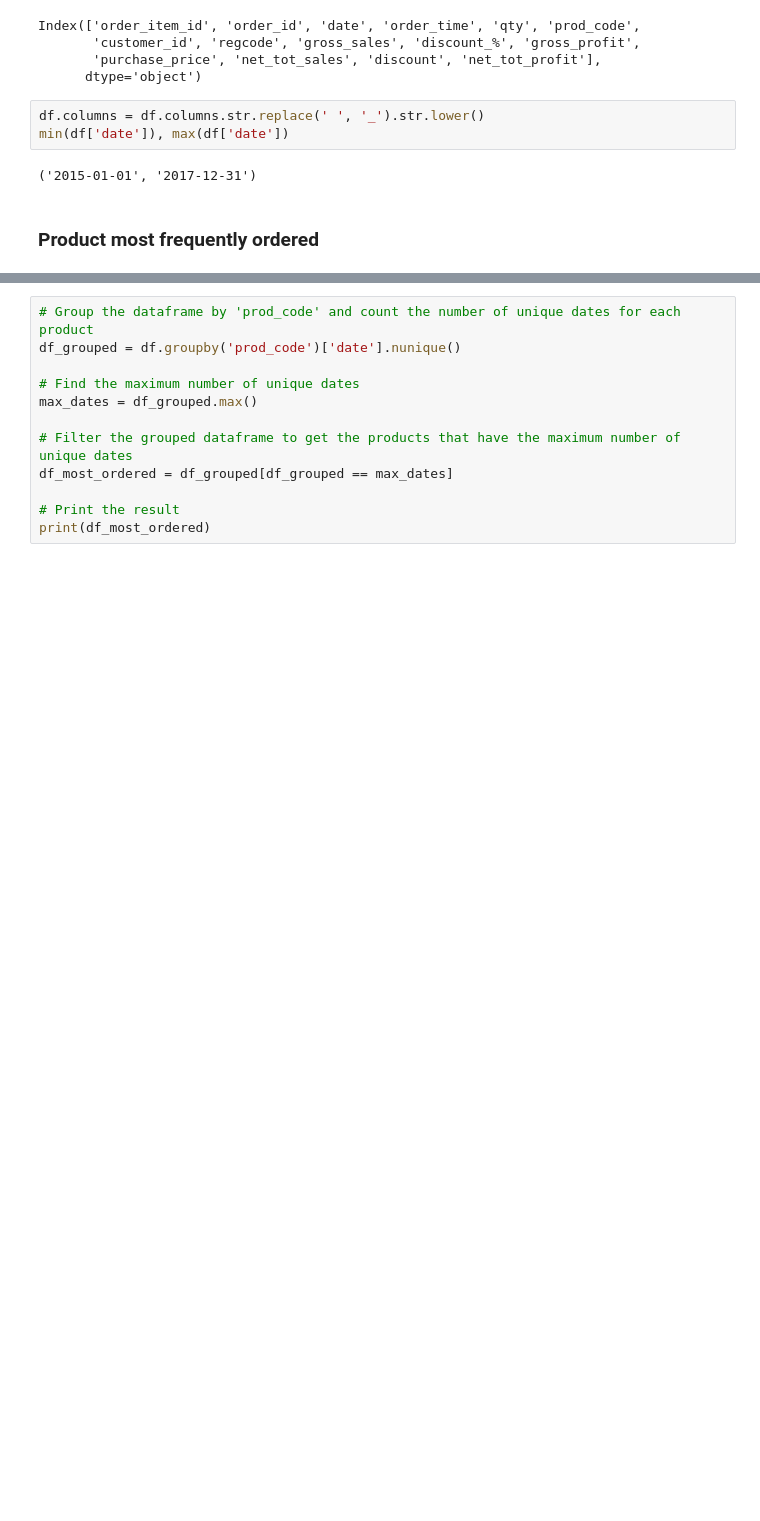
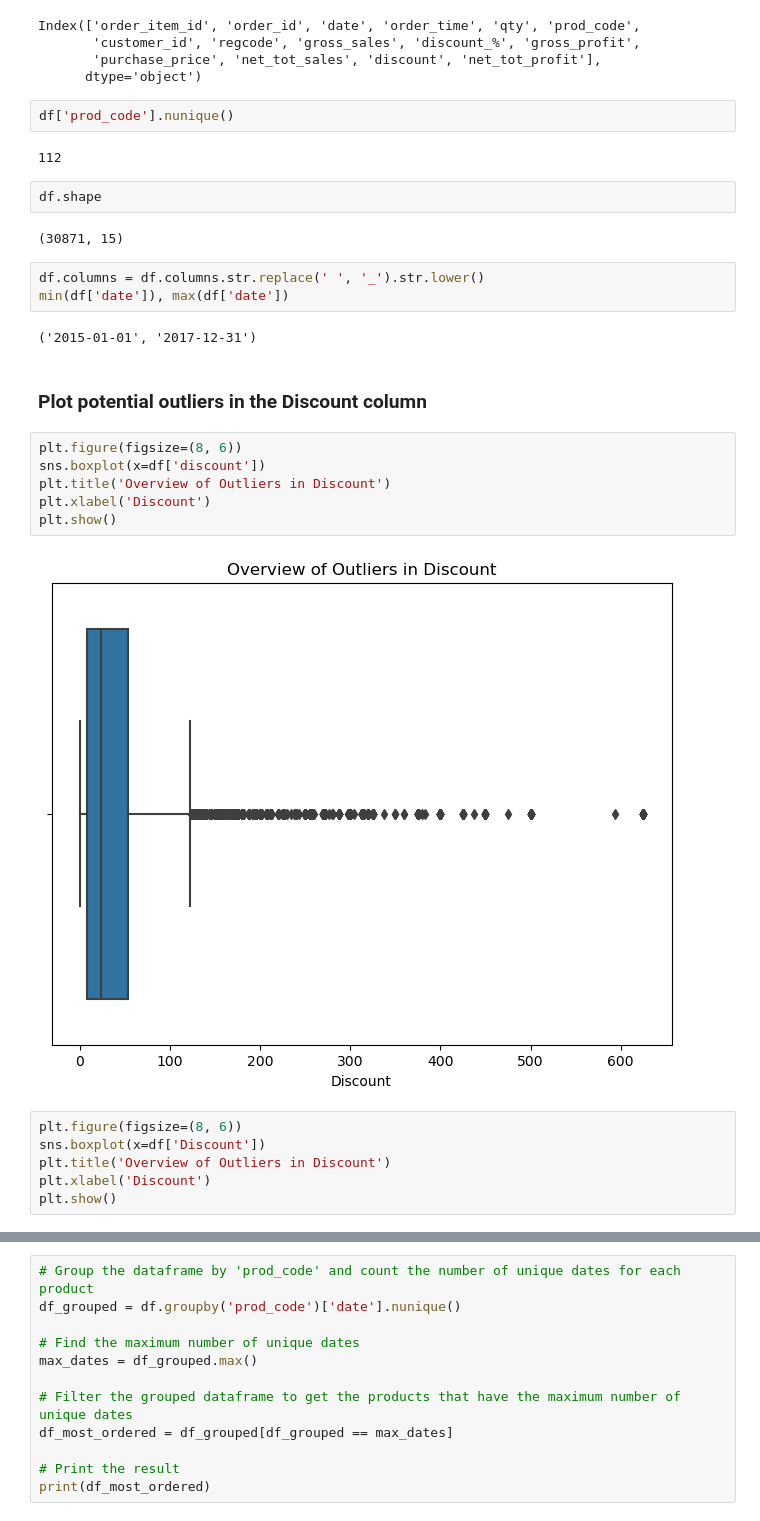
Before and after one commit to nickanalytics/Demand-Prediction-with-Prophet, a Jupyter notebook: Weekly Demand Prediction with Prophet.ipynb, the cells around one changed output, grey strips where cells are left out. Drawn from its saved outputs; the diff is of its cells as text; blank space fills up the shorter version.

```diff
--- a/Weekly Demand Prediction with Prophet.ipynb
+++ b/Weekly Demand Prediction with Prophet.ipynb
@@ -48,10 +50,32 @@ Index(['order_item_id', 'order_id', 'date', 'order_time', 'qty', 'prod_code',
        'customer_id', 'regcode', 'gross_sales', 'discount_%', 'gross_profit',
        'purchase_price', 'net_tot_sales', 'discount', 'net_tot_profit'],
       dtype='object')
+# %%
+df['prod_code'].nunique()
+# %% [output]
+112
+# %%
+df.shape
+# %% [output]
+(30871, 15)
 # %%
 df.columns = df.columns.str.replace(' ', '_').str.lower()
 min(df['date']), max(df['date'])
 # %% [output]
 ('2015-01-01', '2017-12-31')
-# %% [markdown]
-### Product most frequently ordered
+# %% [markdown]
+### Plot potential outliers in the Discount column
+# %%
+plt.figure(figsize=(8, 6))
+sns.boxplot(x=df['discount'])
+plt.title('Overview of Outliers in Discount')
+plt.xlabel('Discount')
+plt.show()
+# %% [output]
+[figure, added]
+# %%
+plt.figure(figsize=(8, 6))
+sns.boxplot(x=df['Discount'])
+plt.title('Overview of Outliers in Discount')
+plt.xlabel('Discount')
+plt.show()
```
Also changed, not shown: parts of 15 cells of this notebook, 1 other file.
